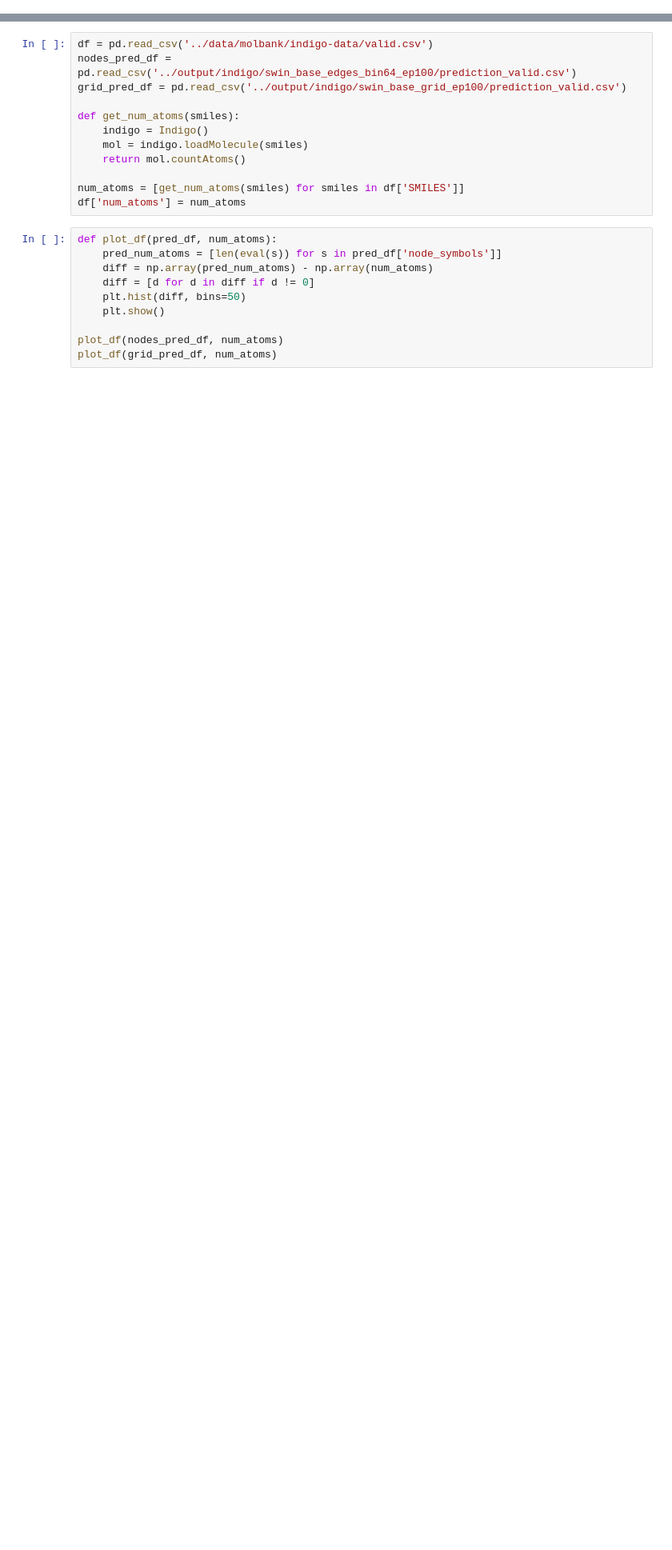
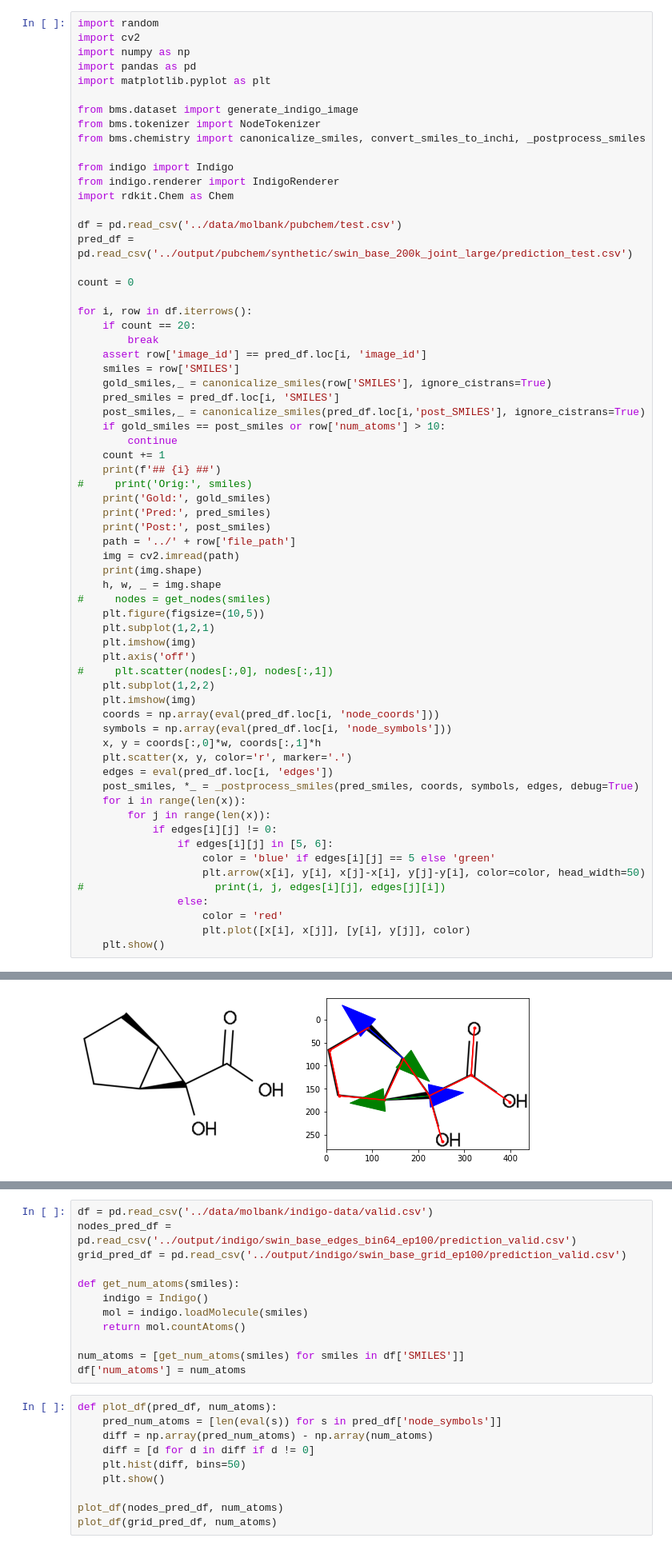
Before and after one commit to thomas0809/MolScribe, a Jupyter notebook: notebook/graph.ipynb, the cells around one changed output, grey strips where cells are left out. Shown at 80% size. Drawn from its saved outputs; the diff is of its cells as text; blank space fills up the shorter version.

```diff
--- a/notebook/graph.ipynb
+++ b/notebook/graph.ipynb
@@ -170,0 +9,66 @@ did not match C++ signature:
+# %%
+import random
+import cv2
+import numpy as np
+import pandas as pd
+import matplotlib.pyplot as plt
+
+from bms.dataset import generate_indigo_image
+from bms.tokenizer import NodeTokenizer
+from bms.chemistry import canonicalize_smiles, convert_smiles_to_inchi, _postprocess_smiles
+
+from indigo import Indigo
+from indigo.renderer import IndigoRenderer
+import rdkit.Chem as Chem
+
+df = pd.read_csv('../data/molbank/pubchem/test.csv')
+pred_df = pd.read_csv('../output/pubchem/synthetic/swin_base_200k_joint_large/prediction_test.csv')
+
+count = 0
+
+for i, row in df.iterrows():
+    if count == 20:
+        break
+    assert row['image_id'] == pred_df.loc[i, 'image_id']
+    smiles = row['SMILES']
+    gold_smiles,_ = canonicalize_smiles(row['SMILES'], ignore_cistrans=True)
+    pred_smiles = pred_df.loc[i, 'SMILES']
+    post_smiles,_ = canonicalize_smiles(pred_df.loc[i,'post_SMILES'], ignore_cistrans=True)
+    if gold_smiles == post_smiles or row['num_atoms'] > 10:
+        continue
+    count += 1
+    print(f'## {i} ##')
+#     print('Orig:', smiles)
+    print('Gold:', gold_smiles)
+    print('Pred:', pred_smiles)
+    print('Post:', post_smiles)
+    path = '../' + row['file_path']
+    img = cv2.imread(path)
+    print(img.shape)
+    h, w, _ = img.shape
+#     nodes = get_nodes(smiles)
+    plt.figure(figsize=(10,5))
+    plt.subplot(1,2,1)
+    plt.imshow(img)
+    plt.axis('off')
+#     plt.scatter(nodes[:,0], nodes[:,1])
+    plt.subplot(1,2,2)
+    plt.imshow(img)
+    coords = np.array(eval(pred_df.loc[i, 'node_coords']))
+    symbols = np.array(eval(pred_df.loc[i, 'node_symbols']))
+    x, y = coords[:,0]*w, coords[:,1]*h
+    plt.scatter(x, y, color='r', marker='.')
+    edges = eval(pred_df.loc[i, 'edges'])
+    post_smiles, *_ = _postprocess_smiles(pred_smiles, coords, symbols, edges, debug=True)
+    for i in range(len(x)):
+        for j in range(len(x)):
+            if edges[i][j] != 0:
+                if edges[i][j] in [5, 6]:
+                    color = 'blue' if edges[i][j] == 5 else 'green'
+                    plt.arrow(x[i], y[i], x[j]-x[i], y[j]-y[i], color=color, head_width=50)
+#                     print(i, j, edges[i][j], edges[j][i])
+                else:
+                    color = 'red'
+                    plt.plot([x[i], x[j]], [y[i], y[j]], color)
+    plt.show()
+# %% [output]
@@ -170,0 +80 @@ did not match C++ signature:
+[figure, added]
```
Also changed, not shown: parts of 4 cells of this notebook, 5 other files.
